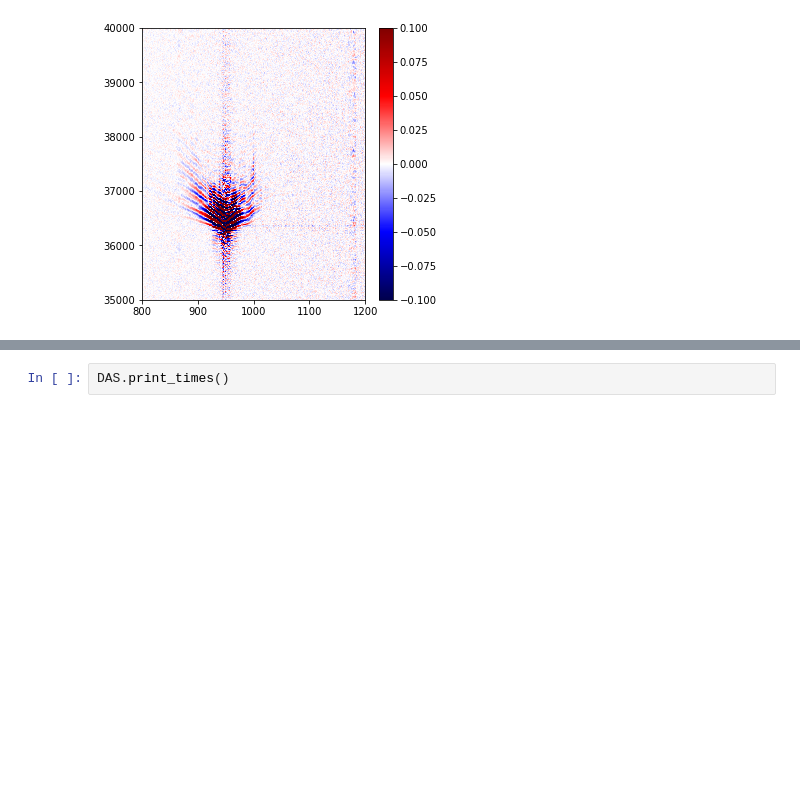
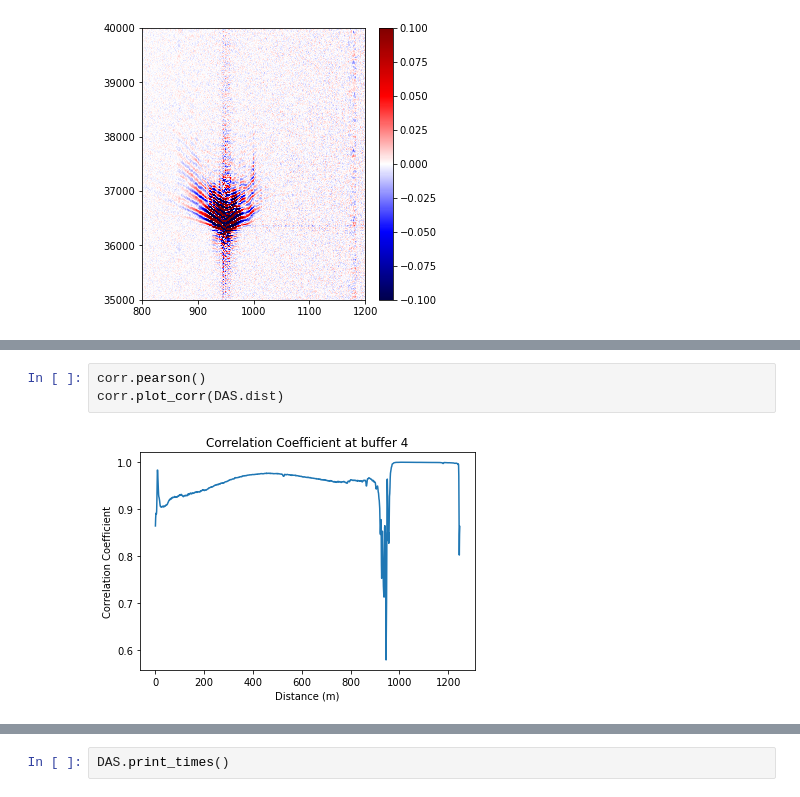
Before and after one commit to SeunghooKim/DASCoupling, a Jupyter notebook: correlation_coef.ipynb, the cells around one changed output, grey strips where cells are left out. Drawn from its saved outputs; the diff is of its cells as text; blank space fills up the shorter version.

```diff
--- a/correlation_coef.ipynb
+++ b/correlation_coef.ipynb
@@ -150,3 +181,8 @@ corr.plot_corr(DAS.dist)
+# %%
+corr.pearson()
+corr.plot_corr(DAS.dist)
+# %% [output]
+[figure, added]
 # %%
 corr.plot_hist()
 # %% [output]
```
Also changed, not shown: parts of 12 cells of this notebook.
